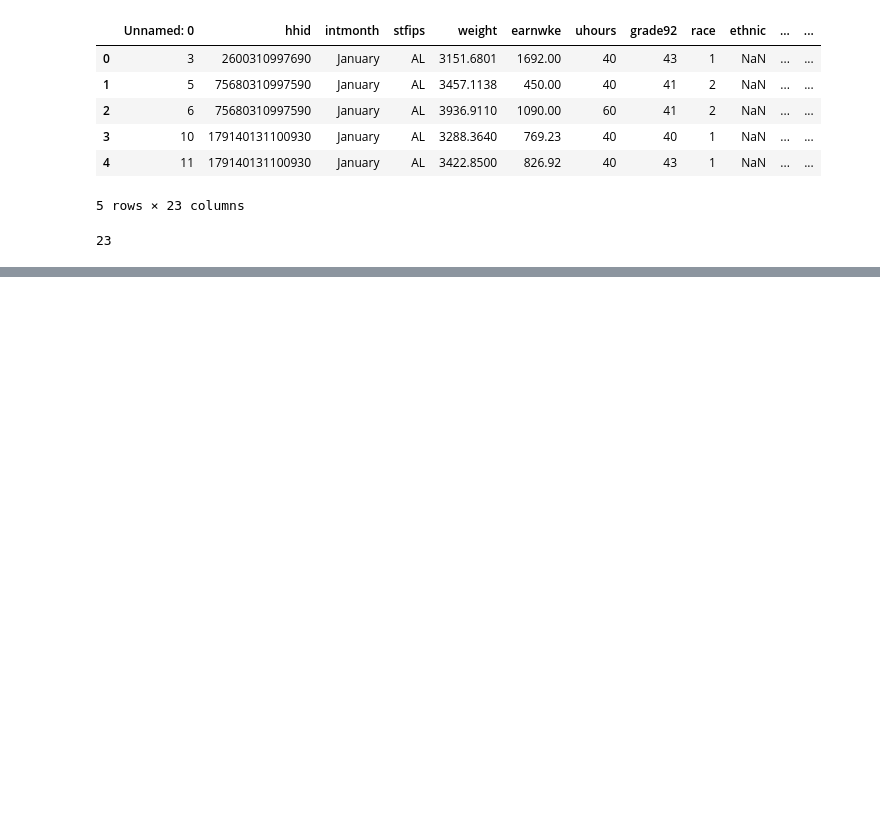
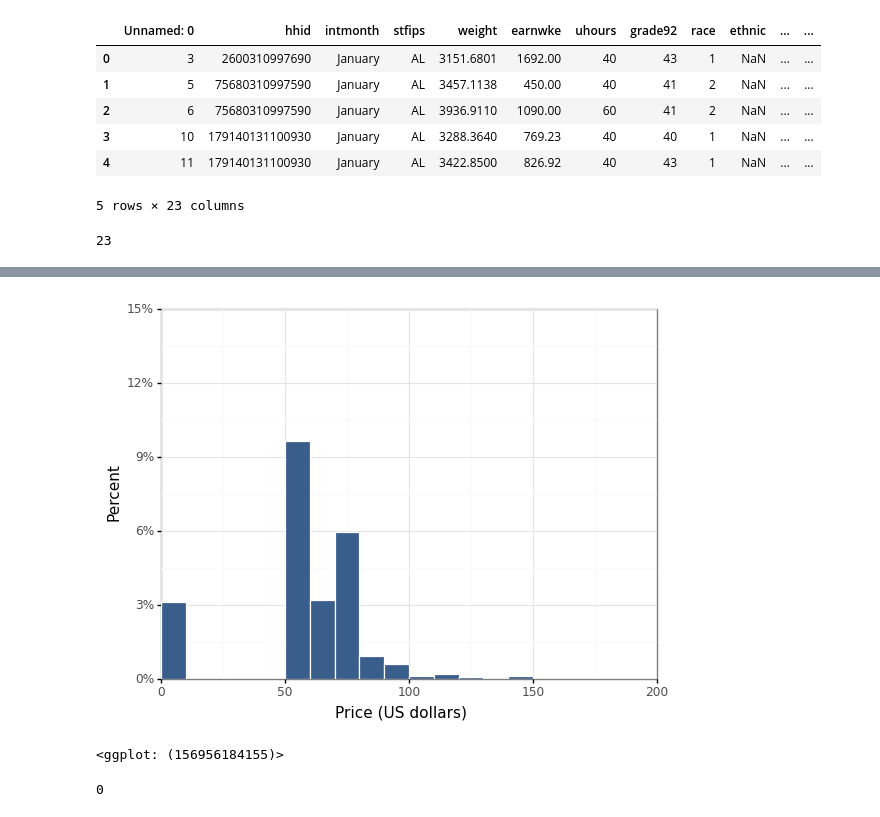
Before and after one commit to pilipentseva/predictions, a Jupyter notebook: Predictions.HW1.ipynb, the cells around one changed output, grey strips where cells are left out. Saved outputs shown, nothing was run; the diff lists cells and outputs as text; code cells hidden in the pictures; blank space fills up the shorter version.

```diff
--- a/Predictions.HW1.ipynb
+++ b/Predictions.HW1.ipynb
@@ -114,0 +234,38 @@ df_final = df[['hhid', 'earnwke','uhours','grade92', 'age','agesq', 'ownchild',
+# %%
+# Select columns which are of interest
+df_final = df[['hhid', 'wage','grade92', 'age','agesq', 'ownchild', 'occ2012', 'private','female','lnwage','fem_age','citizen',
+              'spouce', 'atwork' ]]
+# %%
+# Check the distribution on wage and ln wage to justify using of ln
+def seq(start, stop, by, round_n=3):
+    return [round(x, round_n) for x in list(np.arange(start, stop, by))]
+
+(
+    ggplot(df_final, aes(x="wage"))
+    + geom_histogram(
+        aes(y="stat(count)/sum(stat(count))"),
+        binwidth=10,
+        fill="#3a5e8cFF",
+        color="white",
+        alpha=0.8,
+        boundary=0,
+        closed="left",
+    )
+    + labs(x="Price (US dollars)", y="Percent")
+    + scale_y_continuous(
+        expand=(0.00, 0.00),
+        limits=(0, 0.15),
+        breaks=seq(0, 0.16, by=0.03),
+        labels=percent_format(),
+    )
+    + scale_x_continuous(expand=(0.00, 0.00), limits=(0, 200), breaks=seq(0, 401, 50))
+    + theme_bw()
+)
+# %% [output]
+[figure, added]
+<ggplot: (156956184155)>
+# %%
+# I see quite a strange distribution, so I want to check what is it on the left hand. Are these people too different from others
+(df_final.wage == 0).sum() #look whether anyone earns 0, i get that none - good
+# %% [output]
+0
```
Also changed, not shown: parts of 15 cells of this notebook.
